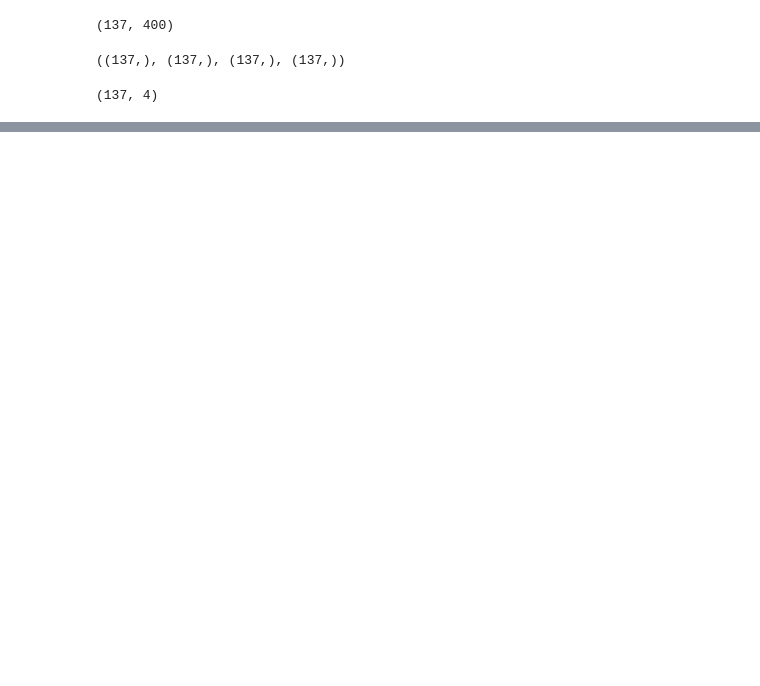
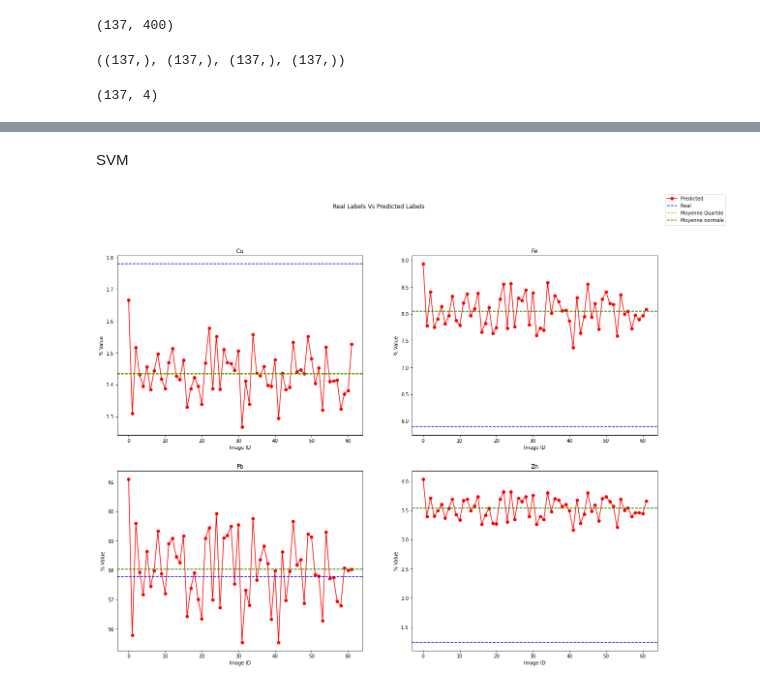
Before and after one commit to Ahmedbendaouia/MIC-DS23-CNNR-FFT-TinyML, a Jupyter notebook: FFT on froth/fft_based.ipynb, the cells around one changed output, grey strips where cells are left out. Cells and saved outputs as stored; diff of their text form; code cells hidden in the pictures; blank space fills up the shorter version.

```diff
--- a/FFT on froth/fft_based.ipynb
+++ b/FFT on froth/fft_based.ipynb
@@ -413,0 +510,33 @@ def TenneurReel(Video, FileName):
+# %%
+def PlotAllTenneurs(TeneurPredit, TeneurReel, Moyenne):
+    elements = ['Cu', 'Fe', 'Pb', 'Zn']
+    Ordre = {'Cu': 0 , 'Fe': 1, 'Pb': 2 , 'Zn':3}
+
+    TeneurPreditList = []
+    fig, axs = plt.subplots(2, 2, figsize=(20, 15))
+    fig.suptitle('Real Labels Vs Predicted Labels')
+
+    for ax, Element in zip(axs.flat, elements):
+        ax.set_title(Element)
+        ax.set(xlabel='Image ID', ylabel='% Value')
+        # ax.label_outer()
+
+        TeneurPreditList = []
+        for i in range (0, len(TeneurPredit)):
+            TeneurPreditList.append(TeneurPredit[i][0][Ordre[Element]])
+
+        y=TeneurPreditList
+        x=TeneurReel[Ordre[Element]]
+        Avg_normale = np.average(TeneurPreditList)
+        QuartMoyenne = Moyenne[Ordre[Element]]
+
+        ax.plot(y, 'ro-')
+
+        ax.axhline(y = x, color = 'b', linestyle = '--')
+        ax.axhline(y = QuartMoyenne, color = 'y', linestyle = '--')
+        ax.axhline(y = Avg_normale, color = 'g', linestyle = '--')
+
+    fig.legend(['Predicted','Real', 'Moyenne Quartile', 'Moyenne normale'], loc='upper right')
+    plt.show()
+
+    return
@@ -531,0 +547,8 @@ for elem in ["Cu", "Fe", "Pb", "Zn"]:
+# %% [markdown]
+SVM
+# %%
+Teneur_predit = predict_video("./video_test/rl4_pb30-6.mp4", msvm)
+Moyenne = CalculMoyenneTenneursPredites(Teneur_predit)
+PlotAllTenneurs(Teneur_predit, TeunneurReel, Moyenne)
+# %% [output]
+[figure, added]
```
Also changed, not shown: parts of 61 cells of this notebook, 13 other files.
